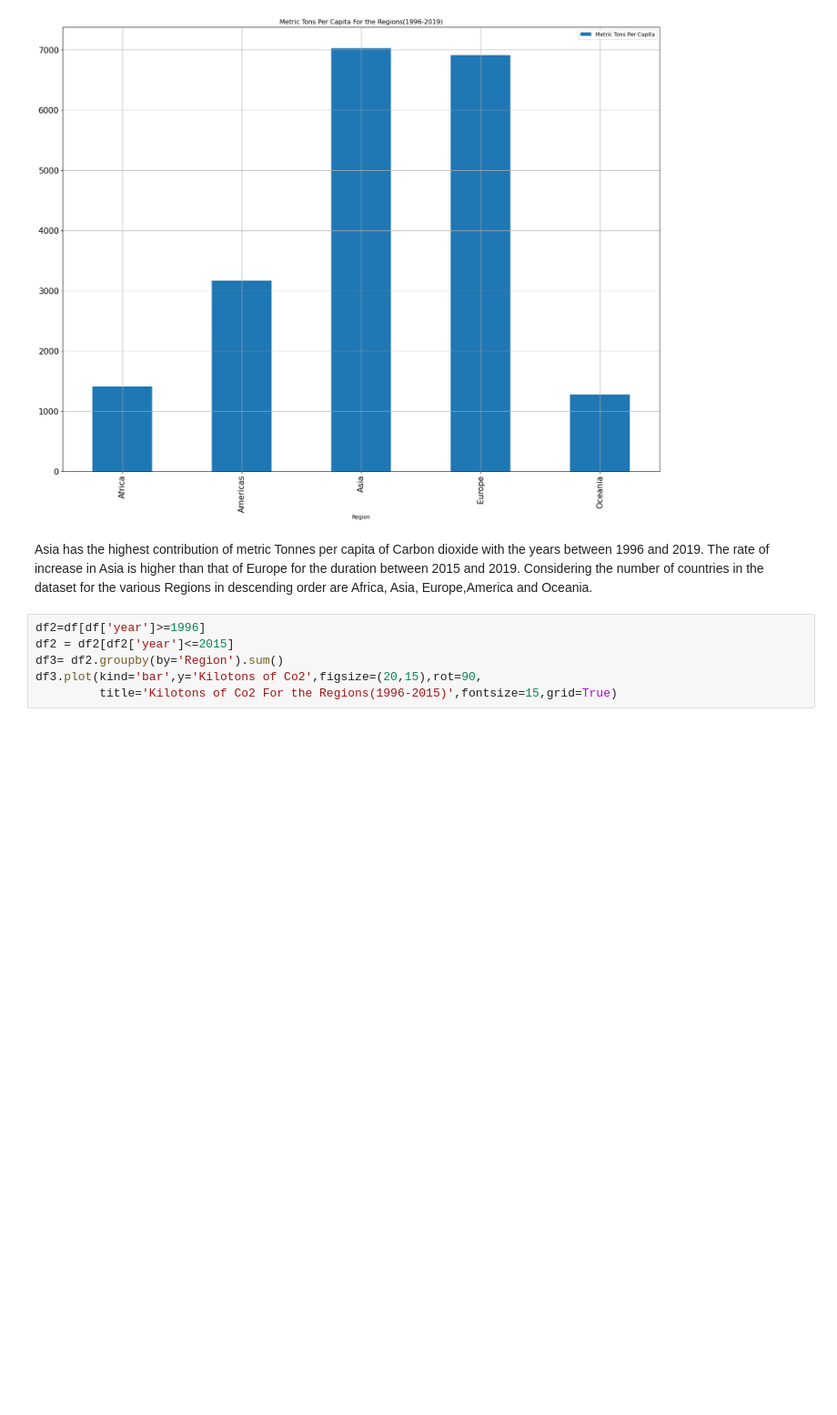
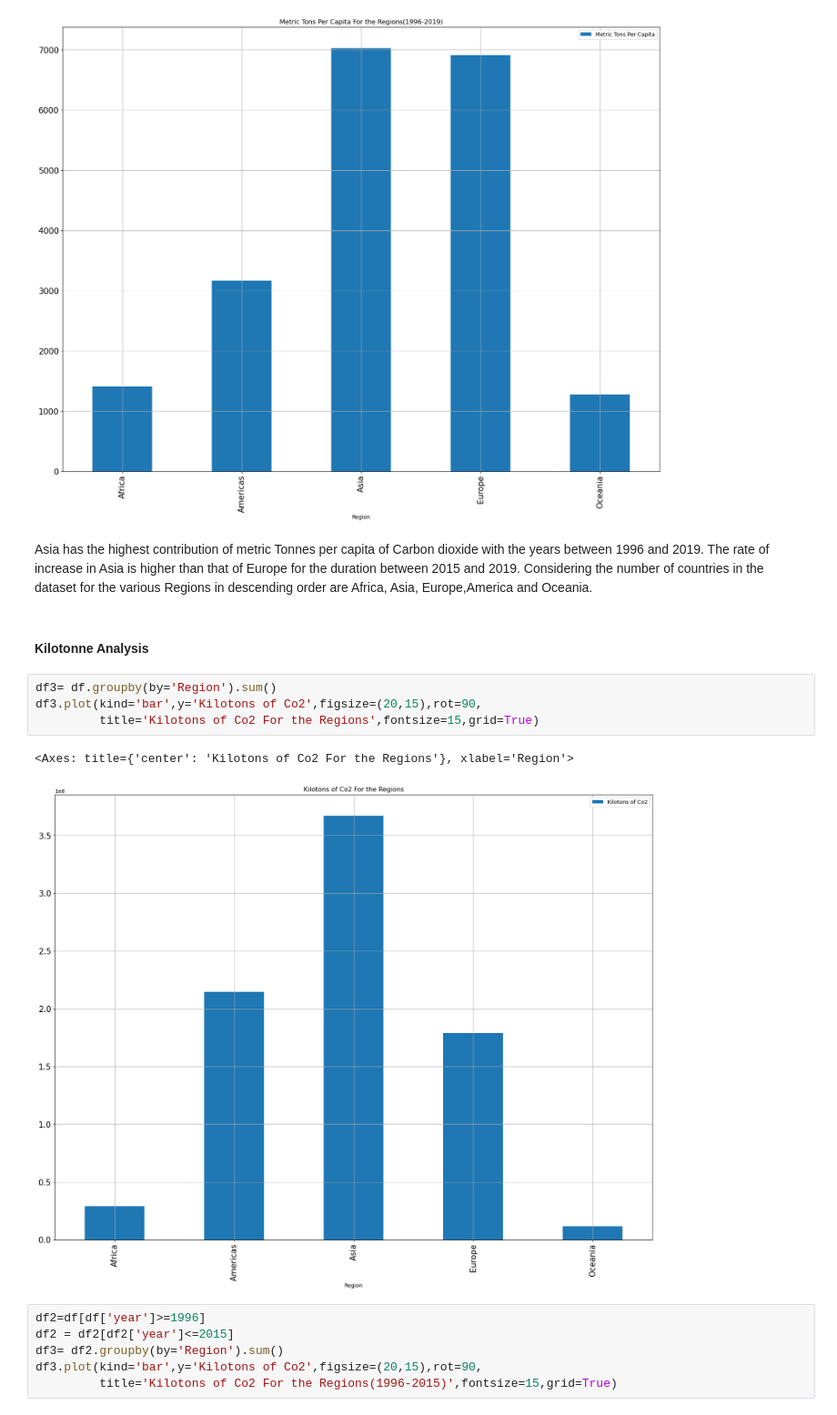
Before and after one commit to Victor-Karanja/co2-emmissions-model, a Jupyter notebook: CO2_EMMISSIONS.ipynb, the cells around one changed output. Shown at 91% size. Cells and saved outputs as stored; diff of their text form; blank space fills up the shorter version.

```diff
--- a/CO2_EMMISSIONS.ipynb
+++ b/CO2_EMMISSIONS.ipynb
@@ -113,6 +195,15 @@ df3.plot(kind='bar',y='Metric Tons Per Capita',figsize=(20,15),rot=90,
 # %% [markdown]
 Asia has the highest contribution of metric Tonnes per capita of Carbon dioxide with the years between 1996 and 2019. The rate of increase in Asia is higher than that of Europe for the duration between 2015 and 2019.
 Considering the number of countries in the dataset for the various Regions in descending order are Africa, Asia, Europe,America and Oceania.
+# %% [markdown]
+#### Kilotonne Analysis
+# %%
+df3= df.groupby(by='Region').sum()
+df3.plot(kind='bar',y='Kilotons of Co2',figsize=(20,15),rot=90,
+         title='Kilotons of Co2 For the Regions',fontsize=15,grid=True)
+# %% [output]
+<Axes: title={'center': 'Kilotons of Co2 For the Regions'}, xlabel='Region'>
+[figure, added]
 # %%
 df2=df[df['year']>=1996]
 df2 = df2[df2['year']<=2015]
```
Also changed, not shown: parts of 53 cells of this notebook.
